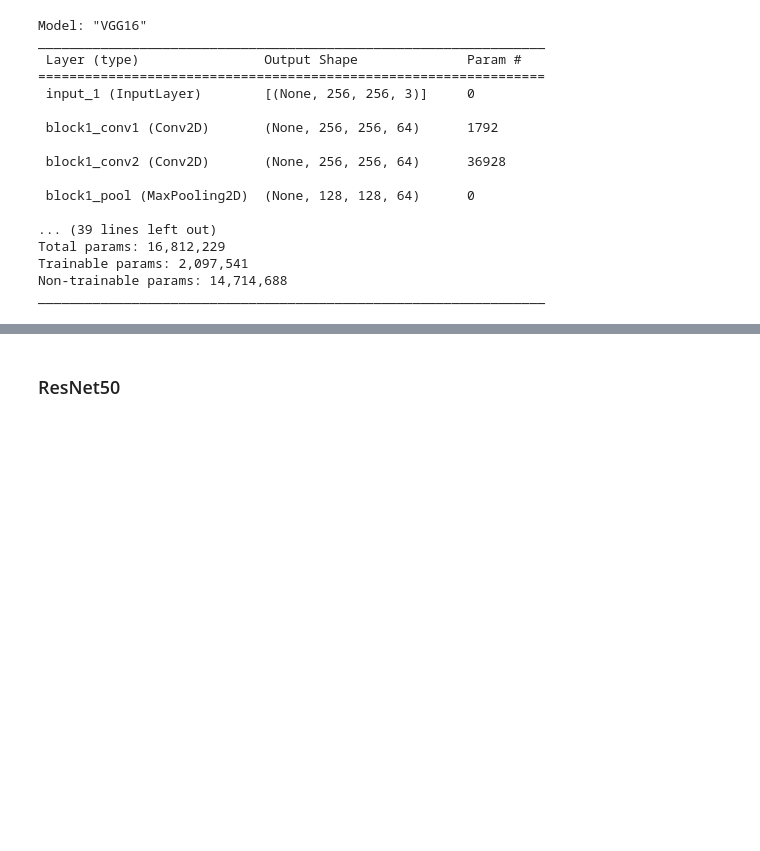
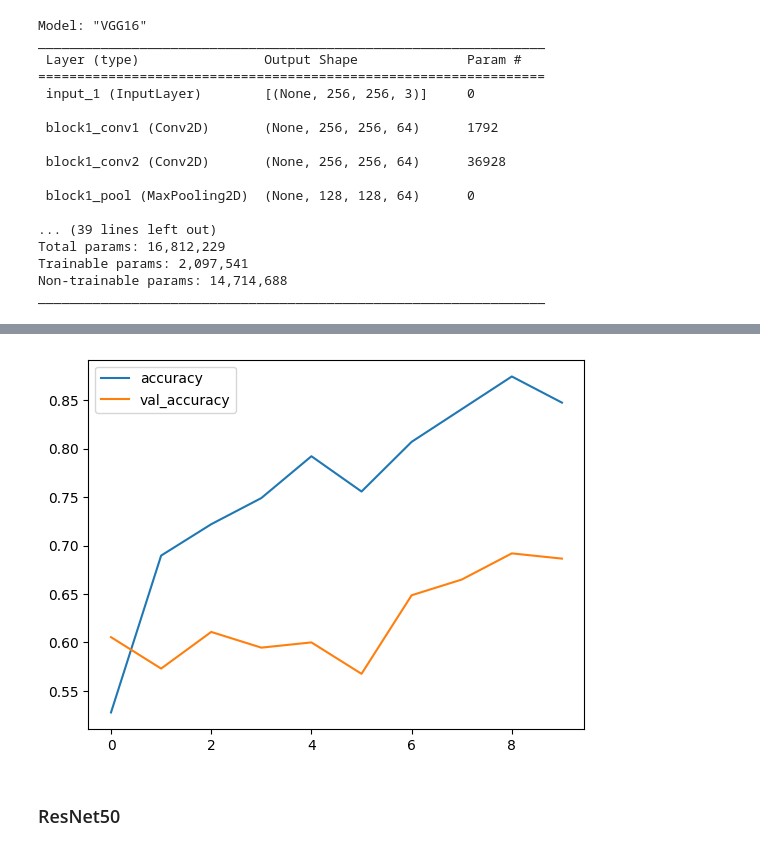
Before and after one commit to IgorKovbel/Dogs_Breed_Classification, a Jupyter notebook: Stanford_Dogs_Dataset_Classification.ipynb, the cells around one changed output, grey strips where cells are left out. Cells and saved outputs as stored; diff of their text form; code cells hidden in the pictures; blank space fills up the shorter version.

```diff
--- a/Stanford_Dogs_Dataset_Classification.ipynb
+++ b/Stanford_Dogs_Dataset_Classification.ipynb
@@ -148,7 +154,7 @@ model_vgg.compile(
     metrics=['accuracy']
     )
 
-history = model.fit(
+history_vgg = model_vgg.fit(
     train,
     validation_data=test,
     epochs=10,
@@ -178,3 +184,9 @@ Epoch 10/10
+# %%
+vgg_history_df = pd.DataFrame.from_dict(history_vgg.history)
+vgg_history_df[['accuracy', 'val_accuracy']].plot()
+plt.show()
+# %% [output]
+[figure, added]
 # %% [markdown]
 ### ResNet50
 # %%
```
Also changed, not shown: parts of 16 cells of this notebook.
